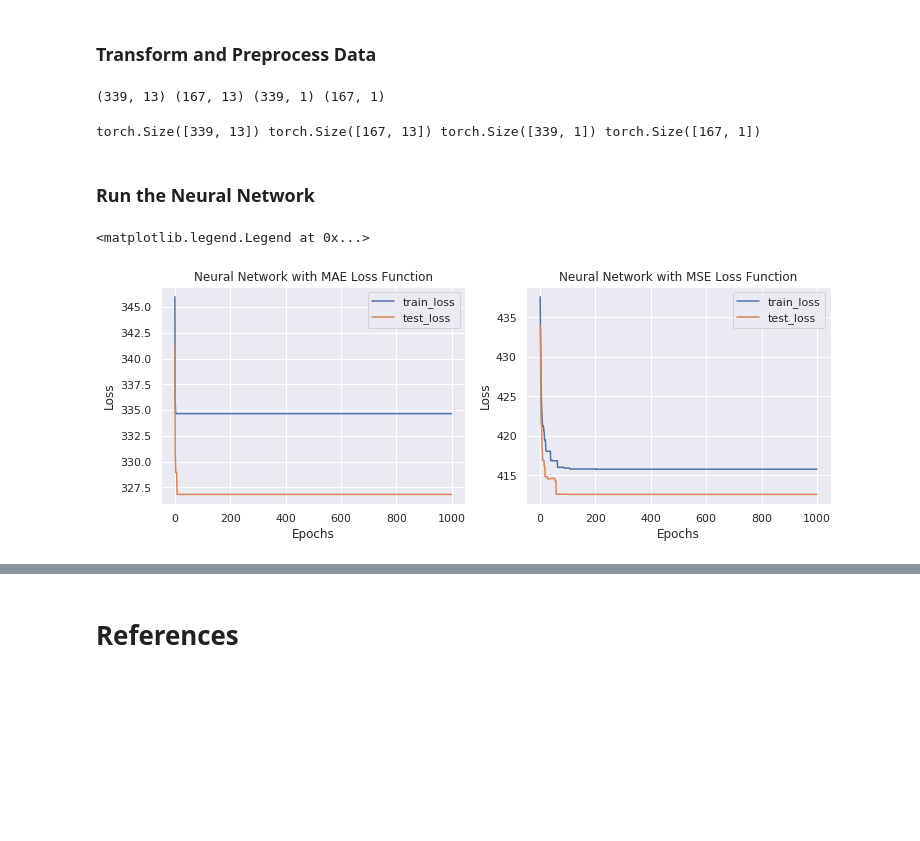
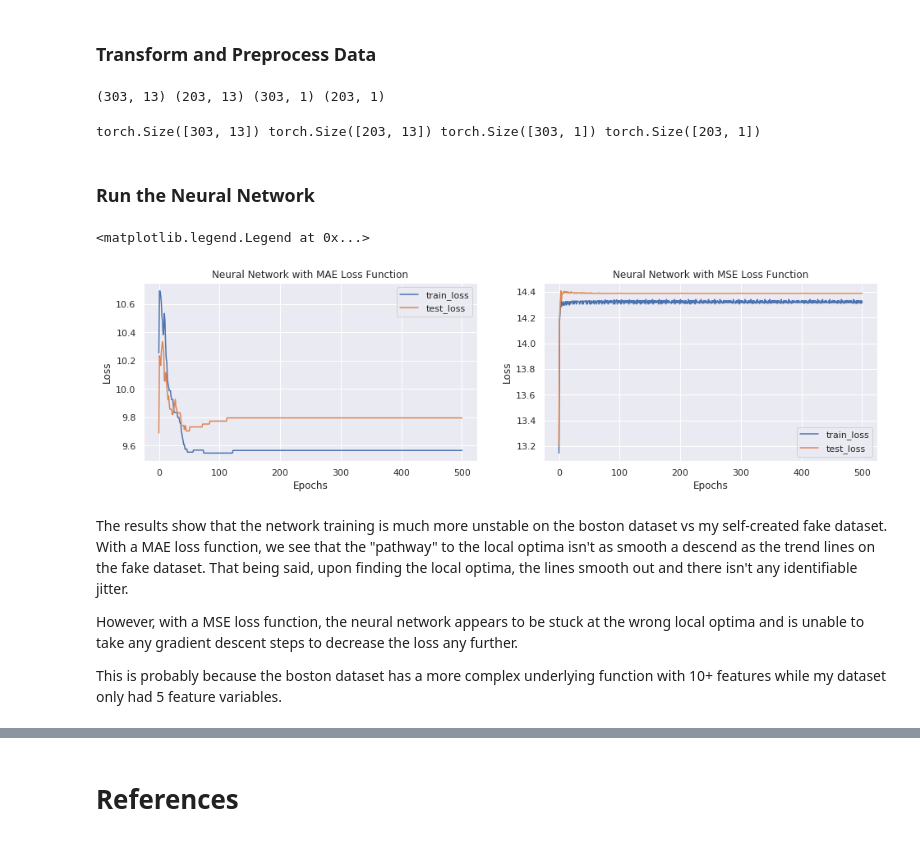
Before and after one commit to hueyning/DeepLearningTutorial, a Jupyter notebook: DL_Assignment_1.ipynb, the cells around one changed output, grey strips where cells are left out. Drawn from its saved outputs; the diff is of its cells as text; code cells hidden in the pictures; blank space fills up the shorter version.

```diff
--- a/DL_Assignment_1.ipynb
+++ b/DL_Assignment_1.ipynb
@@ -159,7 +169,7 @@ class NeuralNetwork:
 
     Inputs:
 
-      layers (MAT)
+      layers (ARR)
 
         - Defines the architecture of the neural network.
         - The array should contain sub-arrays that represent the network layers, so that
@@ -214,12 +224,12 @@ class NeuralNetwork:
 
     Inputs:
 
-      layer_input (MAT)
+      layer_input (ARR)
         The layer inputs.
 
     Outputs:
 
-      layer_output (MAT)
+      layer_output (ARR)
         The output of the final layer.
 
     '''
@@ -249,10 +259,10 @@ class NeuralNetwork:
 
     Inputs:
 
-      output (MAT)
+      output (ARR)
         The predicted y values, i.e. final layer outputs.
 
-      y_true (MAT)
+      y_true (ARR)
         The true y values.
 
     '''
@@ -279,7 +289,7 @@ class NeuralNetwork:
 
     Inputs:
 
-      layer_input (MAT)
+      layer_input (ARR)
         The initial input of the first layer, aka the "X" data.
 
     '''
@@ -484,11 +563,11 @@ y = scaler.fit_transform(boston.target.reshape(-1, 1))
 
 # split data into train and test
 from sklearn.model_selection import train_test_split
-X_train, X_test, y_train, y_test = train_test_split(X, y, test_size=0.33, random_state=42)
+X_train, X_test, y_train, y_test = train_test_split(X, y, test_size=0.4, random_state=42)
 
 print(X_train.shape, X_test.shape, y_train.shape, y_test.shape)
 # %% [output]
-(339, 13) (167, 13) (339, 1) (167, 1)
+(303, 13) (203, 13) (303, 1) (203, 1)
 # %%
 # transform data into tensor with dtype = Float
 def transform_to_tensor(data):
@@ -501,13 +580,13 @@ y_test = transform_to_tensor(y_test)
 
 print(X_train.shape, X_test.shape, y_train.shape, y_test.shape)
 # %% [output]
-torch.Size([339, 13]) torch.Size([167, 13]) torch.Size([339, 1]) torch.Size([167, 1])
+torch.Size([303, 13]) torch.Size([203, 13]) torch.Size([303, 1]) torch.Size([203, 1])
 # %% [markdown]
 ### Run the Neural Network
 # %%
 # define layer sizes
 input_s = X_train.shape[1]
-hidden_s = 50
+hidden_s = 30
 output_s = 1
 
 # initialize networks
@@ -524,27 +603,33 @@ MSE_boston_NN = NeuralNetwork(layers = torch.tensor([[input_s, hidden_s],[hidden
                    alpha = 0.001)
 
 
-MAE_boston_train_loss, MAE_boston_test_loss = run_nn(MAE_boston_NN, X_train, y_train, X_test, y_test, epochs = 1000)
-MSE_boston_train_loss, MSE_boston_test_loss = run_nn(MSE_boston_NN, X_train, y_train, X_test, y_test, epochs = 1000)
+MAE_boston_train_loss, MAE_boston_test_loss = run_nn(MAE_boston_NN, X_train, y_train, X_test, y_test, epochs = 500)
+MSE_boston_train_loss, MSE_boston_test_loss = run_nn(MSE_boston_NN, X_train, y_train, X_test, y_test, epochs = 500)
 # %%
-plt.figure(figsize=(12, 4))
+plt.figure(figsize=(16, 4))
 
-epochs = 1000
+epochs = 500
 plt.subplot(1,2,1)
 plt.title('Neural Network with MAE Loss Function')
 plt.plot(np.linspace(0,epochs,epochs), MAE_boston_train_loss, label='train_loss')
 plt.plot(np.linspace(0,epochs,epochs), MAE_boston_test_loss, label='test_loss')
 plt.xlabel('Epochs')
 plt.ylabel('Loss')
 plt.legend()
 
 plt.subplot(1,2,2)
 plt.title('Neural Network with MSE Loss Function')
 plt.plot(np.linspace(0,epochs,epochs), MSE_boston_train_loss, label='train_loss')
 plt.plot(np.linspace(0,epochs,epochs), MSE_boston_test_loss, label='test_loss')
 plt.xlabel('Epochs')
 plt.ylabel('Loss')
 plt.legend()
 # %% [output]
 <matplotlib.legend.Legend at 0x...>
-[figure, old version]
+[figure, new version]
+# %% [markdown]
+The results show that the network training is much more unstable on the boston dataset vs my self-created fake dataset. With a MAE loss function, we see that the "pathway" to the local optima isn't as smooth a descend as the trend lines on the fake dataset. That being said, upon finding the local optima, the lines smooth out and there isn't any identifiable jitter.
+
+However, with a MSE loss function, the neural network appears to be stuck at the wrong local optima and is unable to take any gradient descent steps to decrease the loss any further.
+
+This is probably because the boston dataset has a more complex underlying function with 10+ features while my dataset only had 5 feature variables.
```
Also changed, not shown: parts of 20 cells of this notebook.
